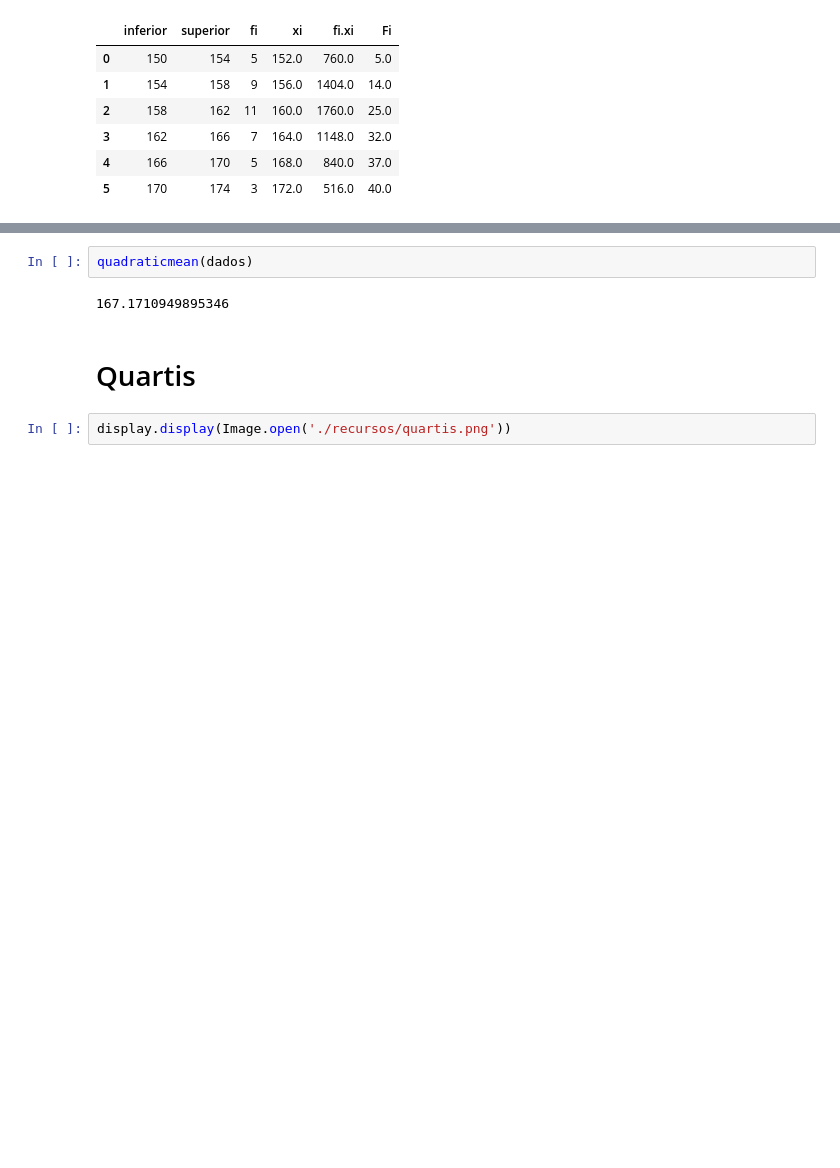
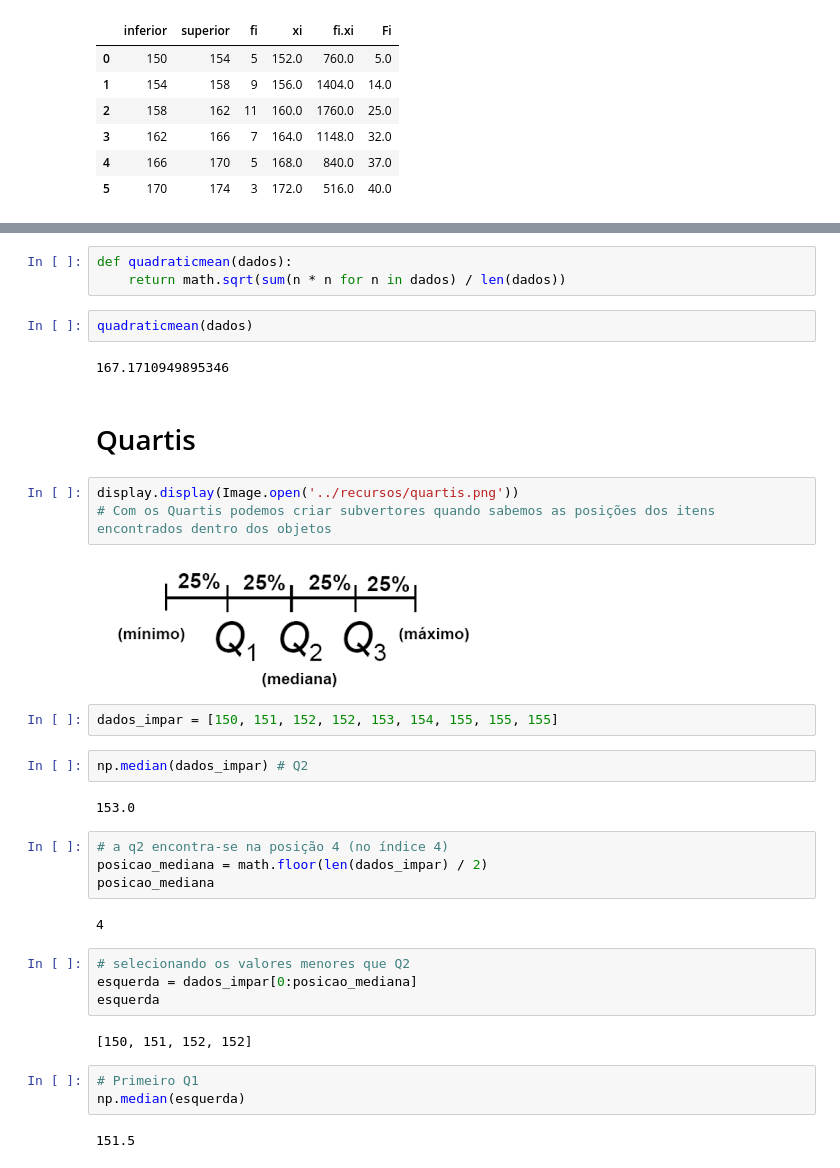
Before and after one commit to pamelaferreiralima/estudos_python_matheus, a Jupyter notebook: Estatística para Machine Learning/Pate 4/Medidas de dispersão.ipynb, the cells around one changed output, grey strips where cells are left out. Cells and saved outputs as stored; diff of their text form; blank space fills up the shorter version.

Commit message:
quartis

```diff
--- a/Estatística para Machine Learning/Pate 4/Medidas de dispersão.ipynb
+++ b/Estatística para Machine Learning/Pate 4/Medidas de dispersão.ipynb
@@ -286,8 +283,37 @@ def quadraticmean(dados):
+# %%
+def quadraticmean(dados):
+    return math.sqrt(sum(n * n for n in dados) / len(dados))
 # %%
 quadraticmean(dados)
 # %% [output]
 167.1710949895346
-# %% [markdown]
-# Quartis
-# %%
-display.display(Image.open('./recursos/quartis.png'))
+# %% [markdown]
+# Quartis
+# %%
+display.display(Image.open('../recursos/quartis.png'))
+# Com os Quartis podemos criar subvertores quando sabemos as posições dos itens encontrados dentro dos objetos
+# %% [output]
+[figure, added]
+# %%
+dados_impar = [150, 151, 152, 152, 153, 154, 155, 155, 155]
+# %%
+np.median(dados_impar) # Q2
+# %% [output]
+153.0
+# %%
+# a q2 encontra-se na posição 4 (no índice 4)
+posicao_mediana = math.floor(len(dados_impar) / 2)
+posicao_mediana
+# %% [output]
+4
+# %%
+# selecionando os valores menores que Q2
+esquerda = dados_impar[0:posicao_mediana]
+esquerda
+# %% [output]
+[150, 151, 152, 152]
+# %%
+# Primeiro Q1
+np.median(esquerda)
+# %% [output]
+151.5
```
Also changed, not shown: parts of 14 cells of this notebook.
